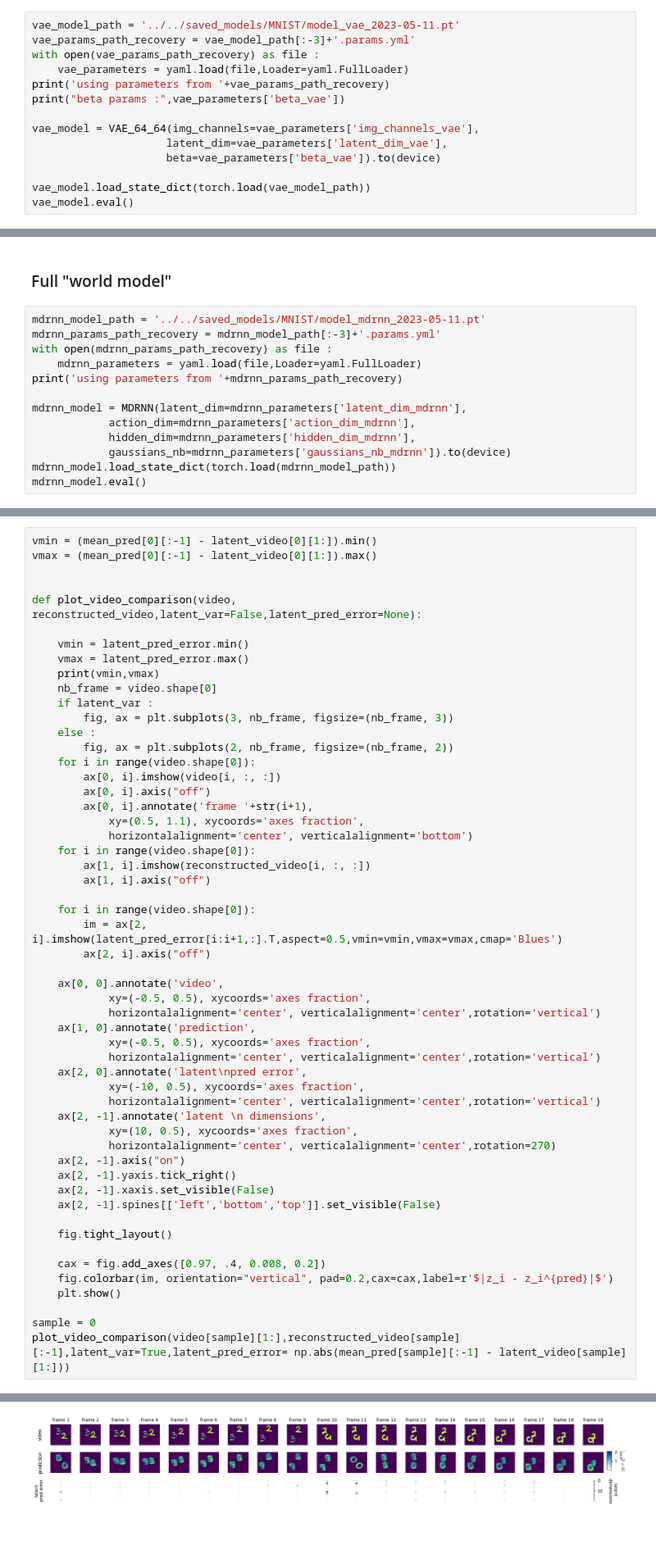
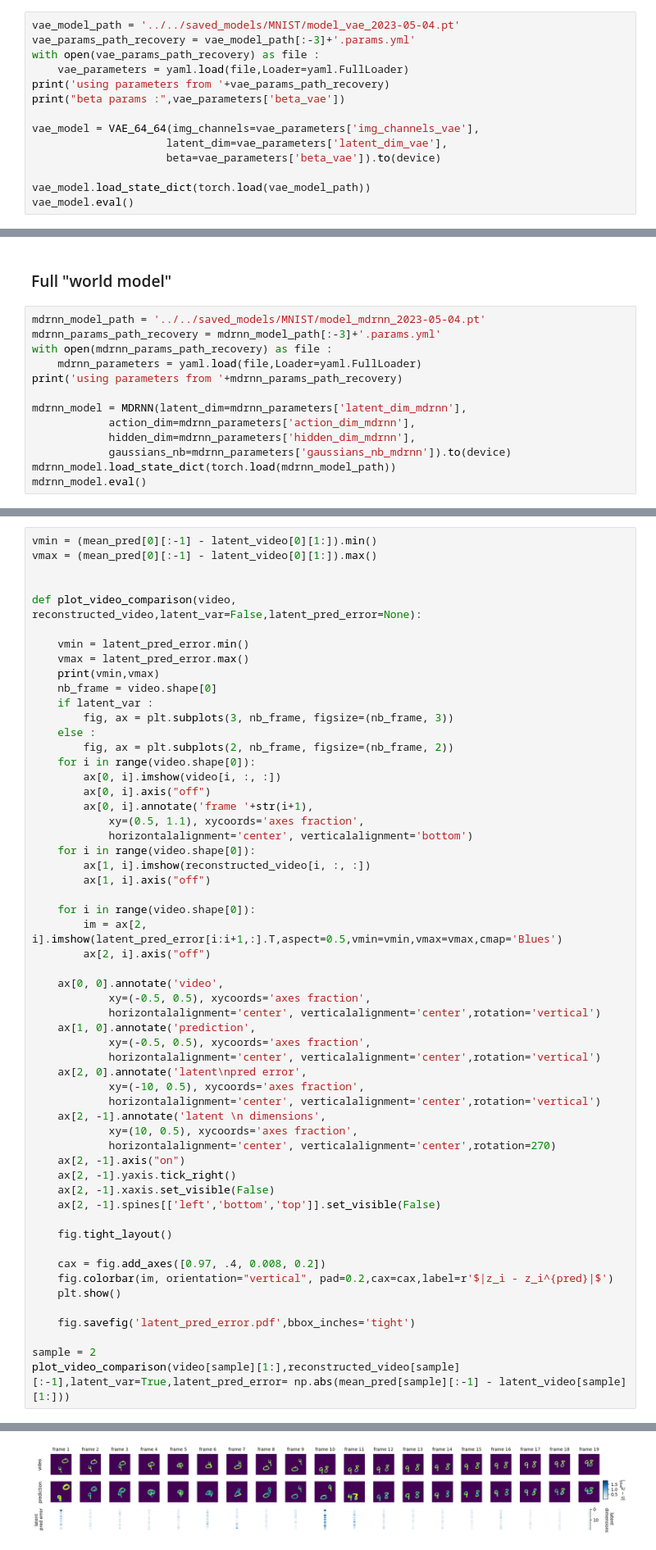
Before and after one commit to FelixHub/serotonin_model, a Jupyter notebook: src/mnist/analysis_MNIST.ipynb, the cells around one changed output, grey strips where cells are left out. Shown: that part at 82% size. Drawn from its saved outputs; the diff is of its cells as text.

```diff
--- a/src/mnist/analysis_MNIST.ipynb
+++ b/src/mnist/analysis_MNIST.ipynb
@@ -43,7 +43,7 @@ data = data_sequential.reshape((200000,1,64,64)) # we split the 10000 video of 2
 # %% [markdown]
 ### VAE module
 # %%
-vae_model_path = '../../saved_models/MNIST/model_vae_2023-05-11.pt'
+vae_model_path = '../../saved_models/MNIST/model_vae_2023-05-04.pt'
 vae_params_path_recovery = vae_model_path[:-3]+'.params.yml'
 with open(vae_params_path_recovery) as file :
     vae_parameters = yaml.load(file,Loader=yaml.FullLoader)
@@ -125,7 +124,7 @@ HBox(children=(FloatSlider(value=-0.9267414808273315, description='z_0', layout=
 # %% [markdown]
 ### Full "world model"
 # %%
-mdrnn_model_path = '../../saved_models/MNIST/model_mdrnn_2023-05-11.pt'
+mdrnn_model_path = '../../saved_models/MNIST/model_mdrnn_2023-05-04.pt'
 mdrnn_params_path_recovery = mdrnn_model_path[:-3]+'.params.yml'
 with open(mdrnn_params_path_recovery) as file :
     mdrnn_parameters = yaml.load(file,Loader=yaml.FullLoader)
@@ -249,6 +248,8 @@ def plot_video_comparison(video, reconstructed_video,latent_var=False,latent_pre
     fig.colorbar(im, orientation="vertical", pad=0.2,cax=cax,label=r'$|z_i - z_i^{pred}|$')
     plt.show()
 
-sample = 0
+    fig.savefig('latent_pred_error.pdf',bbox_inches='tight')
+
+sample = 2
 plot_video_comparison(video[sample][1:],reconstructed_video[sample][:-1],latent_var=True,latent_pred_error= np.abs(mean_pred[sample][:-1] - latent_video[sample][1:]))
 # %% [output]
@@ -256,4 +257,4 @@ plot_video_comparison(video[sample][1:],reconstructed_video[sample][:-1],latent_
-[figure, old version]
+[figure, new version]
 # %%
 plot_SPE_metrics(latent_video, latent_video_variance, mean_pred, sig_pred)
 # %% [output]
```
Also changed, not shown: parts of 16 cells of this notebook, 1 other file.
